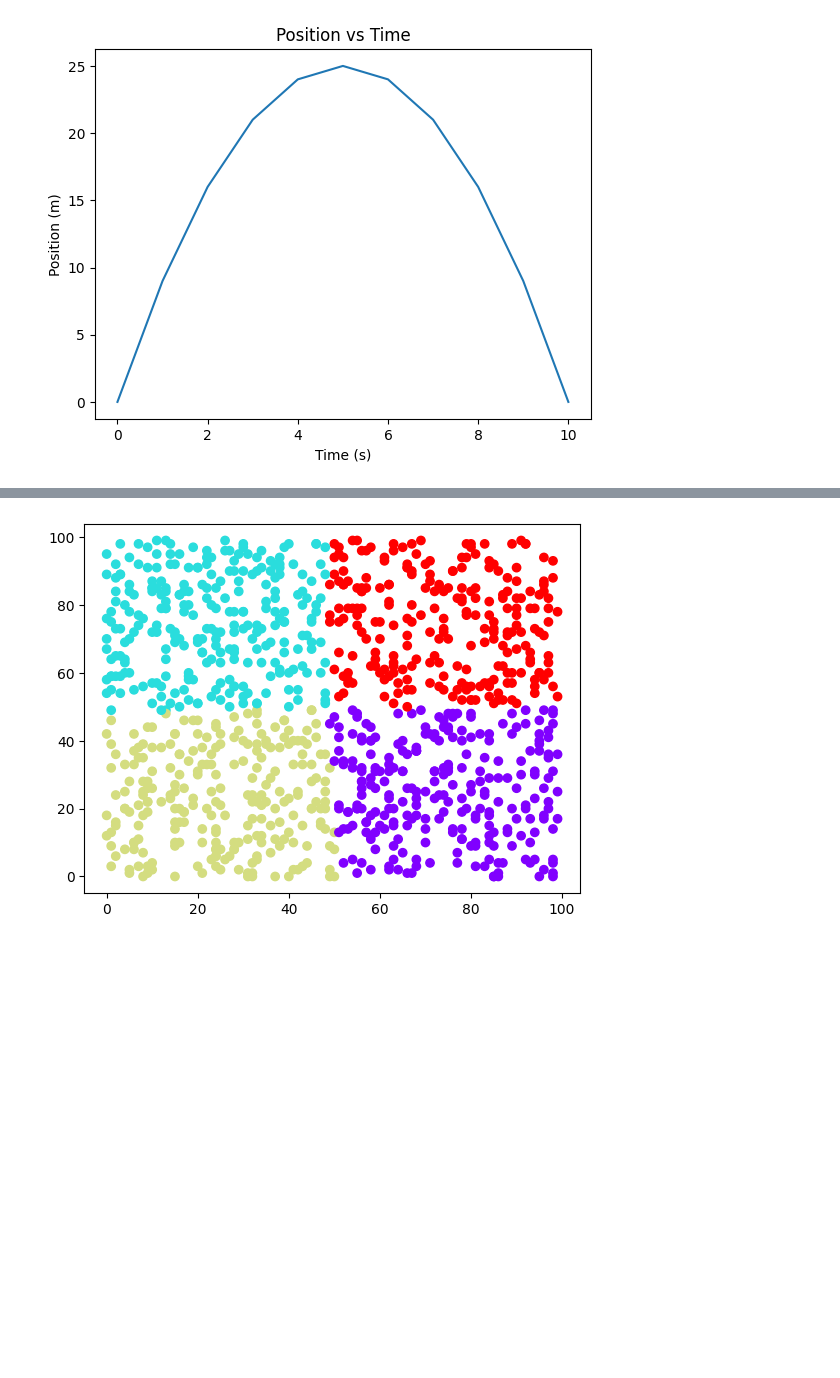
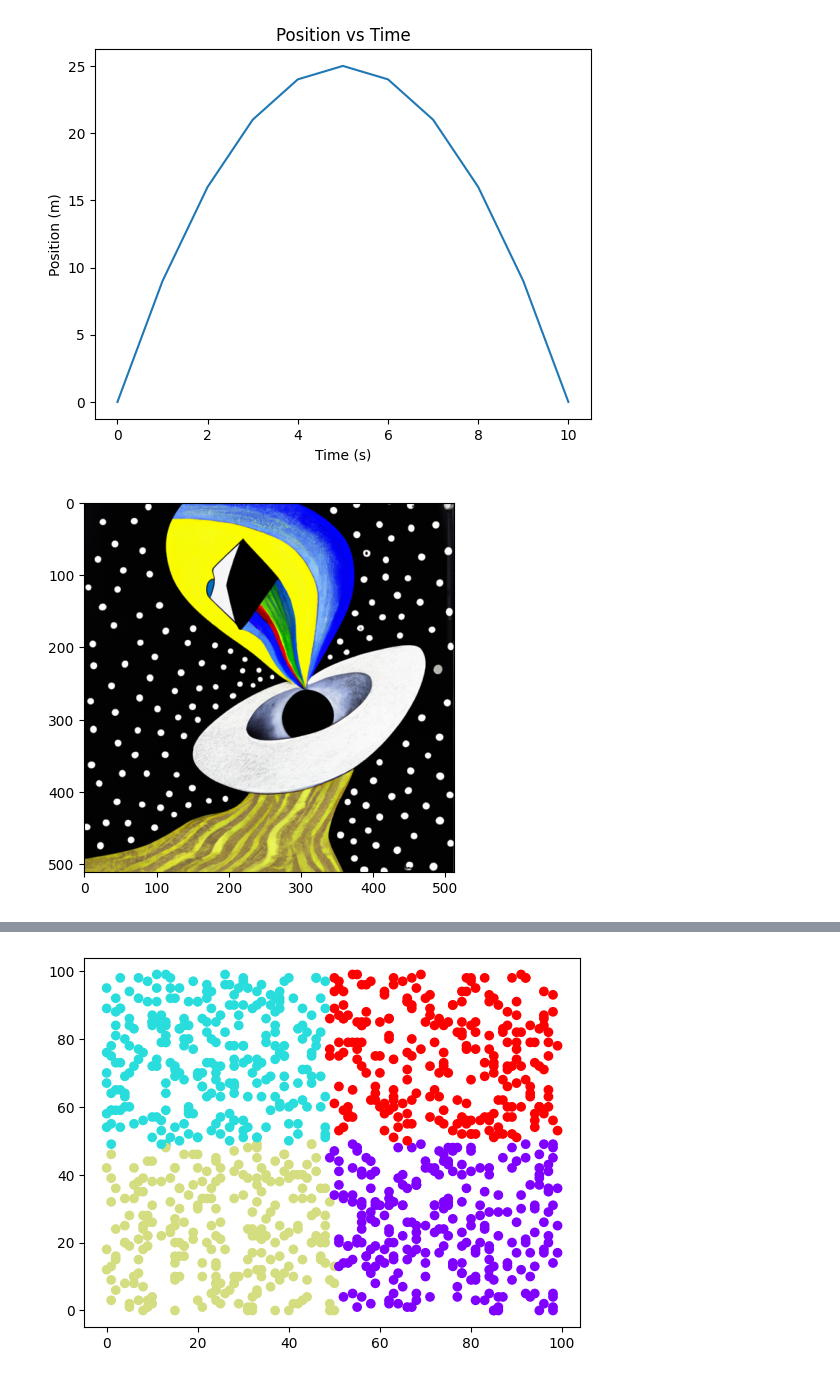
Before and after one commit to sans-github/ai_experiments, a Jupyter notebook: notebook1.ipynb, the cells around one changed output, grey strips where cells are left out. Cells and saved outputs as stored; diff of their text form; code cells hidden in the pictures; blank space fills up the shorter version.

```diff
--- a/notebook1.ipynb
+++ b/notebook1.ipynb
@@ -38,6 +38,12 @@ result = do_this("""
 Run this exact code: image_resp = openai.Image.create(prompt="the enterprise escaping a black hole, in the style of picaso", n=1, size="512x512")
 Then use python to download the url image_resp['data'][0]['url'] and save it as "enterprise.png"
 """)
+# %%
+result = do_this("""
+Display the image "enterprise.png" inline using matplotlib's imshow function
+""")
+# %% [output]
+[figure, added]
 # %%
 result = do_this("""
 Use python and opencv to read an image called "enterprise.png" and apply a binary threshold on it
```
Also changed, not shown: parts of 6 cells of this notebook, 1 other file.
